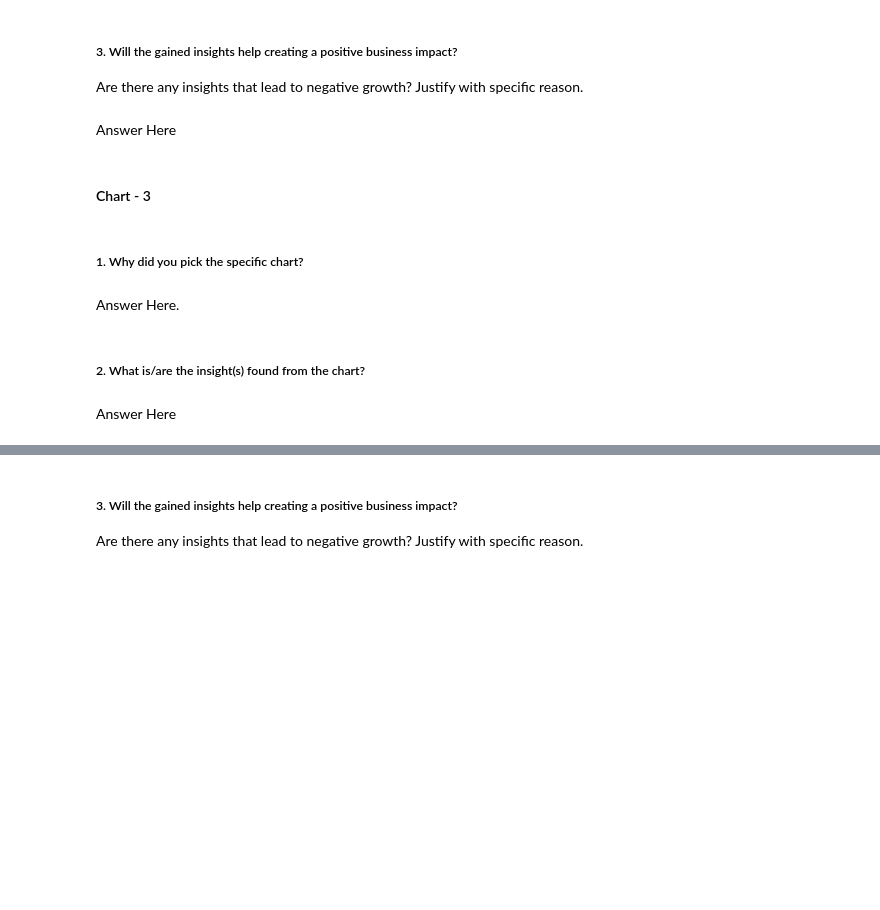
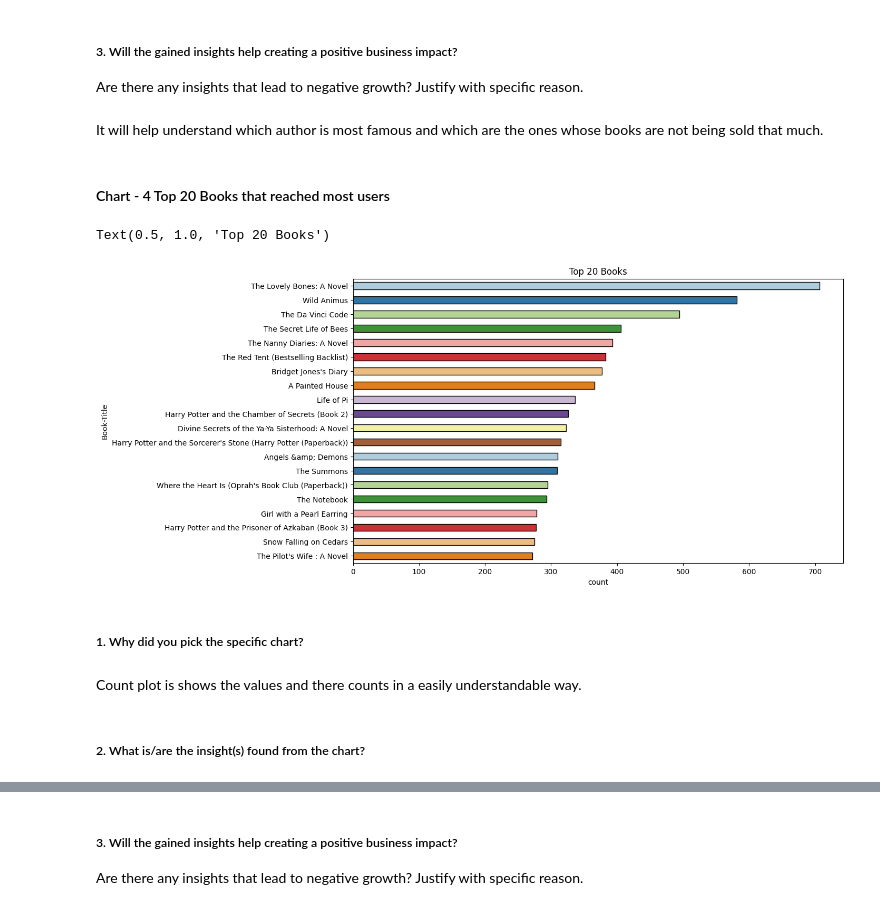
Before and after one commit to theuttammishra/Capstone-Unsupervised, a Jupyter notebook: Book_Recommendation_System.ipynb, the cells around one changed output, grey strips where cells are left out. Cells and saved outputs as stored; diff of their text form; code cells hidden in the pictures; blank space fills up the shorter version.

```diff
--- a/Book_Recommendation_System.ipynb
+++ b/Book_Recommendation_System.ipynb
@@ -831,7 +869,3 @@ Answer Here
 # %% [markdown]
 ##### 3. Will the gained insights help creating a positive business impact?
 Are there any insights that lead to negative growth? Justify with specific reason.
-# %% [markdown]
-Answer Here
-# %% [markdown]
-#### Chart - 3
@@ -840,8 +872,18 @@ Answer Here
+# %% [markdown]
+It will help understand which author is most famous and which are the ones whose books are not being sold that much.
+# %% [markdown]
+#### Chart - 4 Top 20 Books that reached most users
+# %%
+# Chart - 4 visualization code
+plt.figure(figsize=(12,7))
+sns.countplot(y='Book-Title',data=copy_df,order=pd.value_counts(copy_df['Book-Title']).iloc[:20].index,width = 0.5,edgecolor = 'black', palette = 'Paired')
+plt.title('Top 20 Books')
+# %% [output]
+Text(0.5, 1.0, 'Top 20 Books')
+[figure, added]
 # %% [markdown]
 ##### 1. Why did you pick the specific chart?
-# %% [markdown]
-Answer Here.
+# %% [markdown]
+Count plot is shows the values and there counts in a easily understandable way.
 # %% [markdown]
 ##### 2. What is/are the insight(s) found from the chart?
-# %% [markdown]
-Answer Here
```
Also changed, not shown: parts of 117 cells of this notebook.
